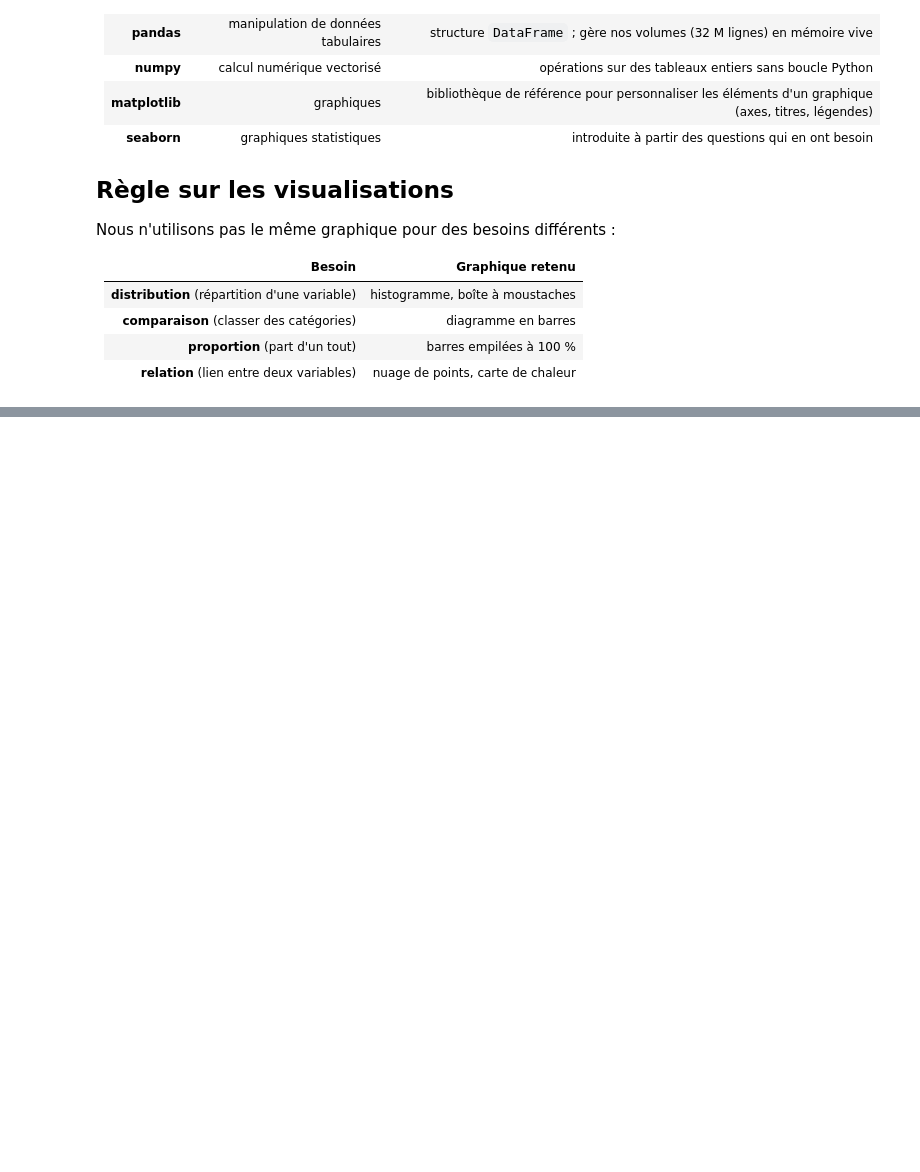
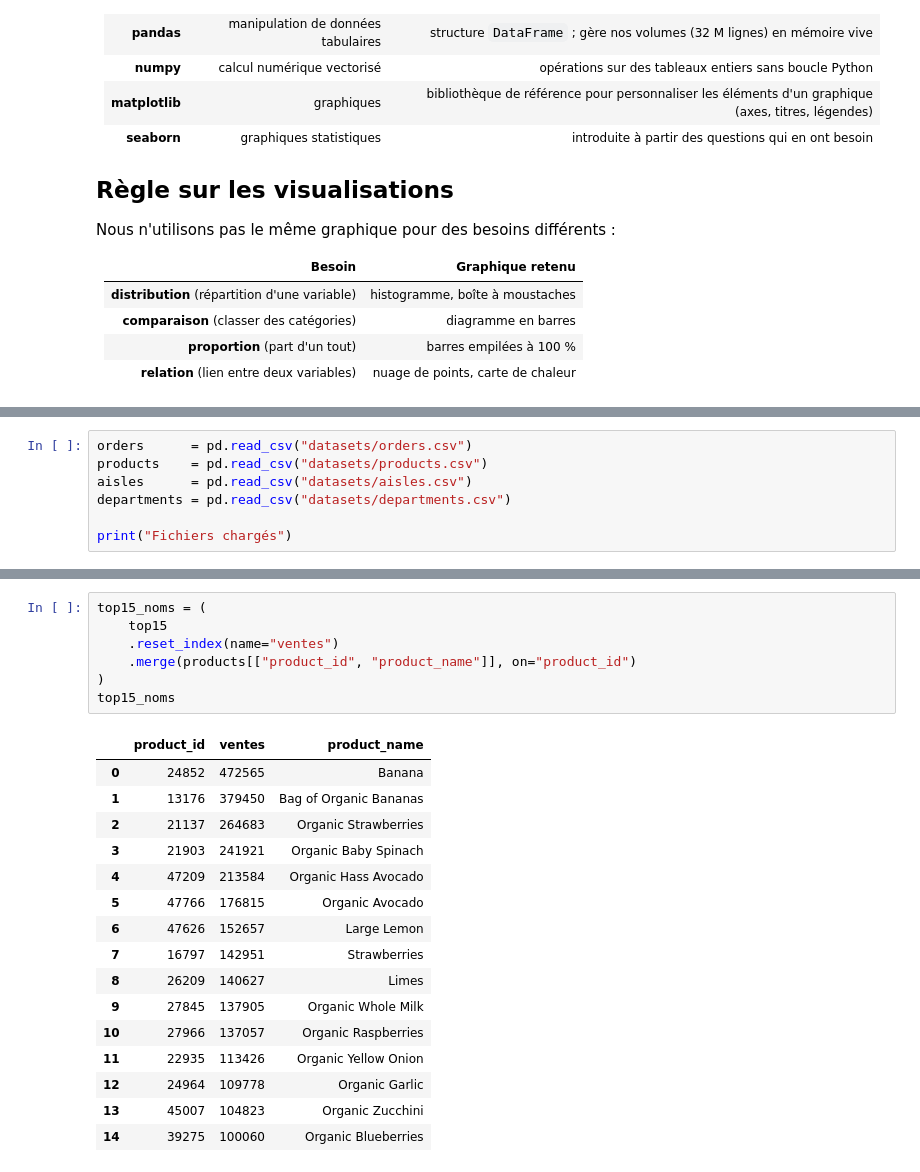
Before and after one commit to tranarivelo/joja-data-analysis, a Jupyter notebook: joja_analysis.ipynb, the cells around one changed output, grey strips where cells are left out. Drawn from its saved outputs; the diff is of its cells as text; blank space fills up the shorter version.

```diff
--- a/joja_analysis.ipynb
+++ b/joja_analysis.ipynb
@@ -58,0 +61,7 @@ pd.set_option("display.float_format", "{:.2f}".format)
+# %%
+orders      = pd.read_csv("datasets/orders.csv")
+products    = pd.read_csv("datasets/products.csv")
+aisles      = pd.read_csv("datasets/aisles.csv")
+departments = pd.read_csv("datasets/departments.csv")
+
+print("Fichiers chargés")
@@ -58,0 +481,24 @@ pd.set_option("display.float_format", "{:.2f}".format)
+# %%
+top15_noms = (
+    top15
+    .reset_index(name="ventes")
+    .merge(products[["product_id", "product_name"]], on="product_id")
+)
+top15_noms
+# %% [output]
+|  | product_id | ventes | product_name |
+| 0 | 24852 | 472565 | Banana |
+| 1 | 13176 | 379450 | Bag of Organic Bananas |
+| 2 | 21137 | 264683 | Organic Strawberries |
+| 3 | 21903 | 241921 | Organic Baby Spinach |
+| 4 | 47209 | 213584 | Organic Hass Avocado |
+| 5 | 47766 | 176815 | Organic Avocado |
+| 6 | 47626 | 152657 | Large Lemon |
+| 7 | 16797 | 142951 | Strawberries |
+| 8 | 26209 | 140627 | Limes |
+| 9 | 27845 | 137905 | Organic Whole Milk |
+| 10 | 27966 | 137057 | Organic Raspberries |
+| 11 | 22935 | 113426 | Organic Yellow Onion |
+| 12 | 24964 | 109778 | Organic Garlic |
+| 13 | 45007 | 104823 | Organic Zucchini |
+| 14 | 39275 | 100060 | Organic Blueberries |
```
Also changed, not shown: parts of 43 cells of this notebook, 1 other file.
